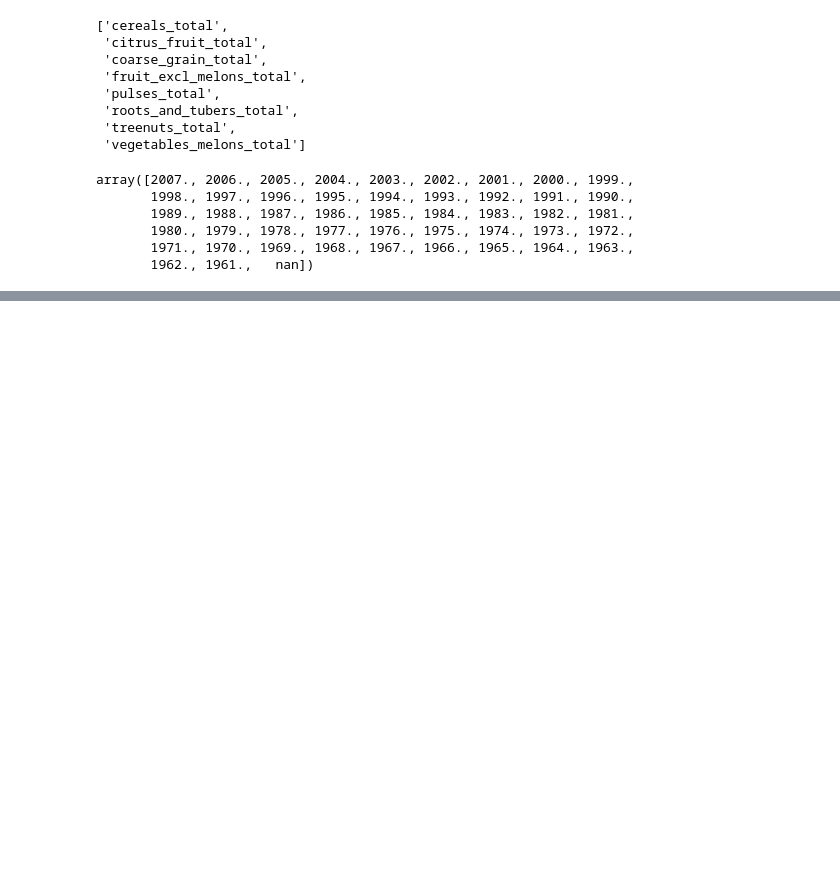
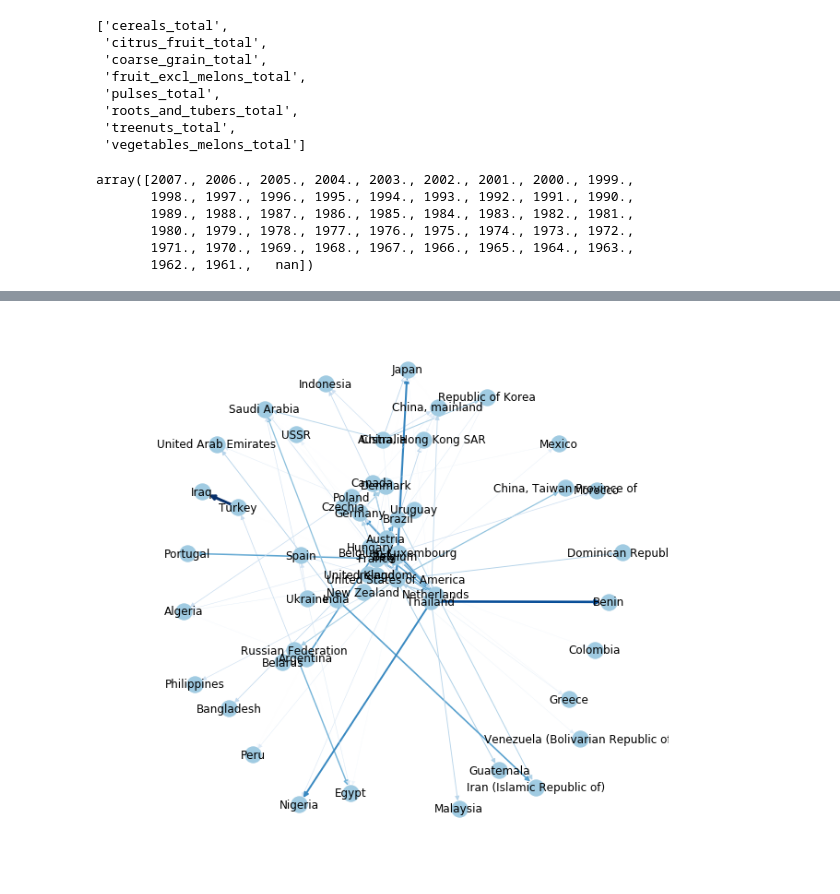
Before and after one commit to tileb1/global-food-statistics, a Jupyter notebook: milestone2.ipynb, the cells around one changed output, grey strips where cells are left out. Drawn from its saved outputs; the diff is of its cells as text; code cells hidden in the pictures; blank space fills up the shorter version.

```diff
--- a/milestone2.ipynb
+++ b/milestone2.ipynb
@@ -487,0 +546,8 @@ array([2007., 2006., 2005., 2004., 2003., 2002., 2001., 2000., 1999.,
+# %%
+plt.figure(figsize=(8, 8))
+pos = nx.spring_layout(G)
+nx.draw(G, pos, node_color='#A0CBE2', edge_color=colors,
+        width=3*colors, edge_cmap=plt.cm.Blues, with_labels=True)
+plt.show()
+# %% [output]
+[figure, added]
```
Also changed, not shown: parts of 29 cells of this notebook, 2 other files.
